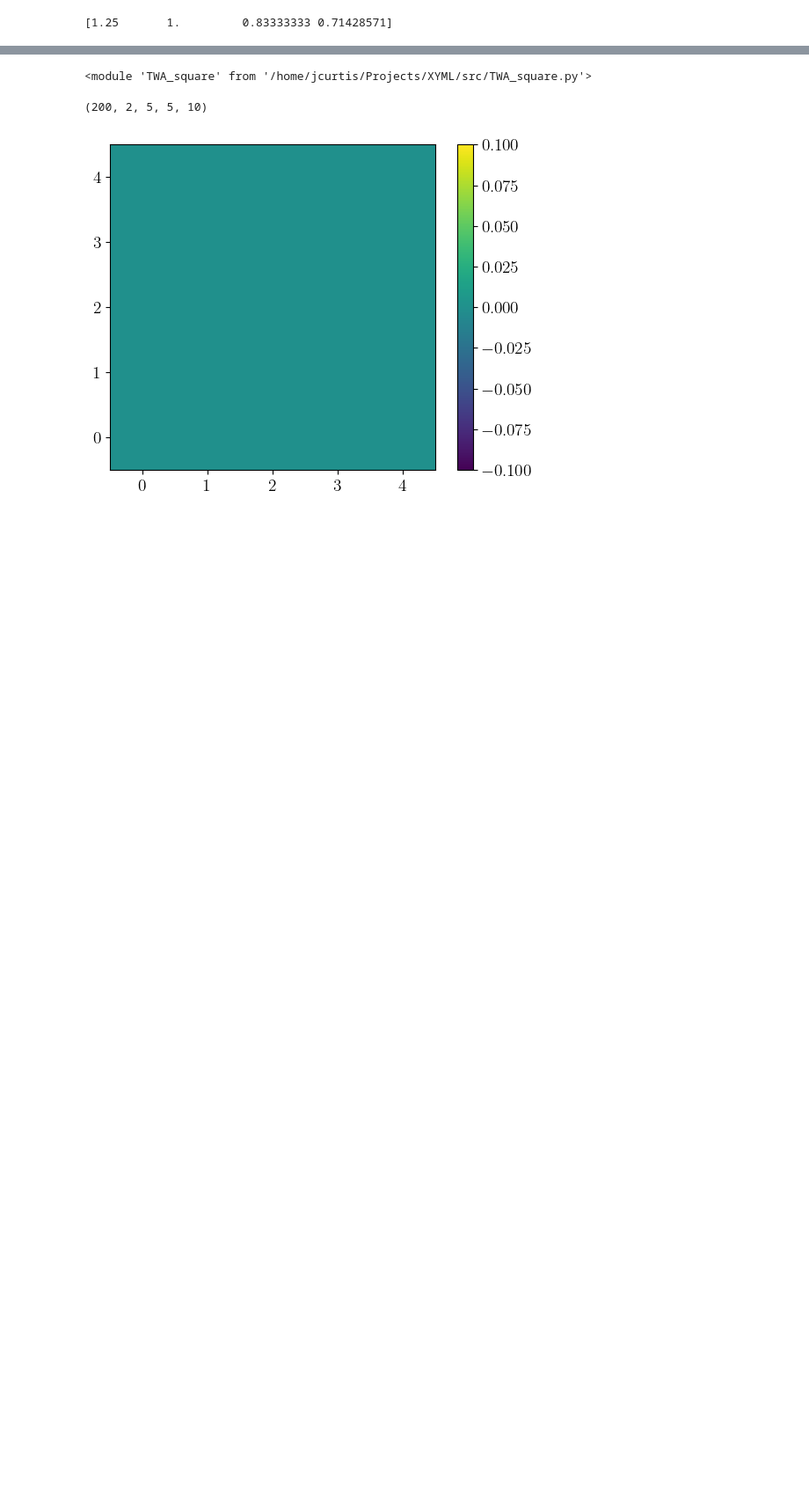
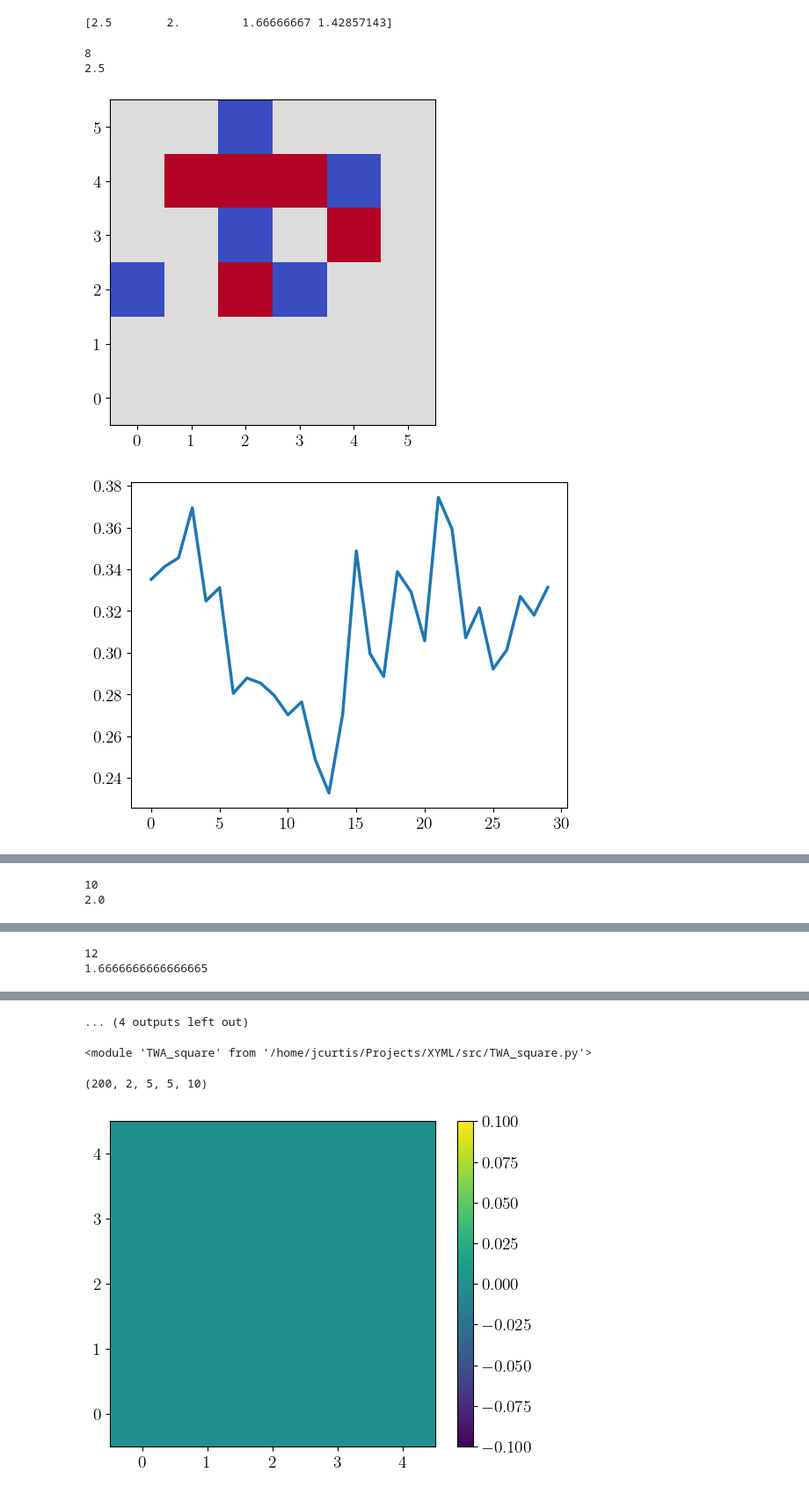
Before and after one commit to j-curtis/3d_XY_QMC-TWA, a Jupyter notebook: testing.ipynb, the cells around one changed output, grey strips where cells are left out. Shown at 88% size. Drawn from its saved outputs; the diff is of its cells as text; code cells hidden in the pictures; blank space fills up the shorter version.

Commit message:
Tweaking and testing the heat-bath sampling

```diff
--- a/testing.ipynb
+++ b/testing.ipynb
@@ -19,24 +19,35 @@ plt.rc('ytick', labelsize=14)
 plt.rc('axes', labelsize=18)
 plt.rc('lines', linewidth=2.5)
 # %%
-L = 5
+L = 6
 M = np.array([8,10,12,14])
-dt = 0.1
+dt = 0.05
 
 temperatures = qmc.QMC.calc_temperature(dt,M)
 print(temperatures)
 Ej = 1.
-Ec = 0.1
+Ec = 0.2
 
-nburn = 0
-nsample = 10
+nburn = int(1e6)
+nsample = 30
 nstep = int(1e3)
 
-over_relax = False
 
-tf = 10.
-ntimes = 200
+actions = []
+OPs = []
+vorts = []
+angles = []
 # %% [output]
-[1.25       1.         0.83333333 0.71428571]
+[2.5        2.         1.66666667 1.42857143]
 # %%
-samples = qmc.QMC(Ej,Ec,temperatures[0],L,M[0])
+for i in range(len(temperatures)):
+    samples = qmc.QMC(Ej,Ec,temperatures[i],L,M[i])
+    samples.local_field_draw = True
+    samples.set_sampling(nburn,nsample,nstep)
+    samples.burn()
+    samples.sample()
+
+    actions.append(samples.action_samples)
+    OPs.append(samples.OP_samples)
+    vorts.append(samples.vort_samples)
+    angles.append(samples.theta_samples)
@@ -46,0 +98,37 @@ samples.sample()
+# %%
+job_no = len(M)
+temps = np.zeros(job_no)
+ops = np.zeros(job_no)
+stds = np.zeros(job_no)
+mean_vorts = np.zeros(job_no)
+std_vorts = np.zeros(job_no)
+mean_charge = np.zeros(job_no)
+std_charge = np.zeros(job_no)
+
+correlation_function = np.zeros((L,job_no),dtype=complex)
+# %%
+for job in range(len(M)):
+    print(M[job])
+    print(temperatures[job])
+    ops[job],stds[job] = OP_statistics(OPs[job])
+    correlation_function[:,job] = correlation(angles[job])
+    av_vorts,st_vorts = vortex_statistics(vorts[job])
+    mean_vorts[job] = av_vorts
+    std_vorts[job] = st_vorts
+    mean_charge[job], std_charge[job] = charge_statistics(angles[job])
+
+
+
+    plt.imshow(np.transpose(vorts[job][:,:,0,-1]),origin='lower',cmap='coolwarm',norm=mclr.Normalize(-2.*np.pi,2.*np.pi) )
+    plt.show()
+    plt.plot(np.abs(OPs[job]))
+    plt.show()
+
+    for j in range(0,10,2):
+        plt.plot(np.abs(np.gradient(np.unwrap(angles[job],axis=2)[0,0,:,j])))
+    plt.show()
+# %% [output]
+8
+2.5
+[figure, added]
+[figure, added]
@@ -46,0 +136,2 @@ samples.sample()
+10
+2.0
@@ -46,0 +141,2 @@ samples.sample()
+12
+1.6666666666666665
@@ -47,3 +146,4 @@ samples.sample()
+... (4 outputs left out)
 # %%
 import TWA_square as twa
 # %%
```
Also changed, not shown: parts of 3 cells of this notebook, 3 other files.
